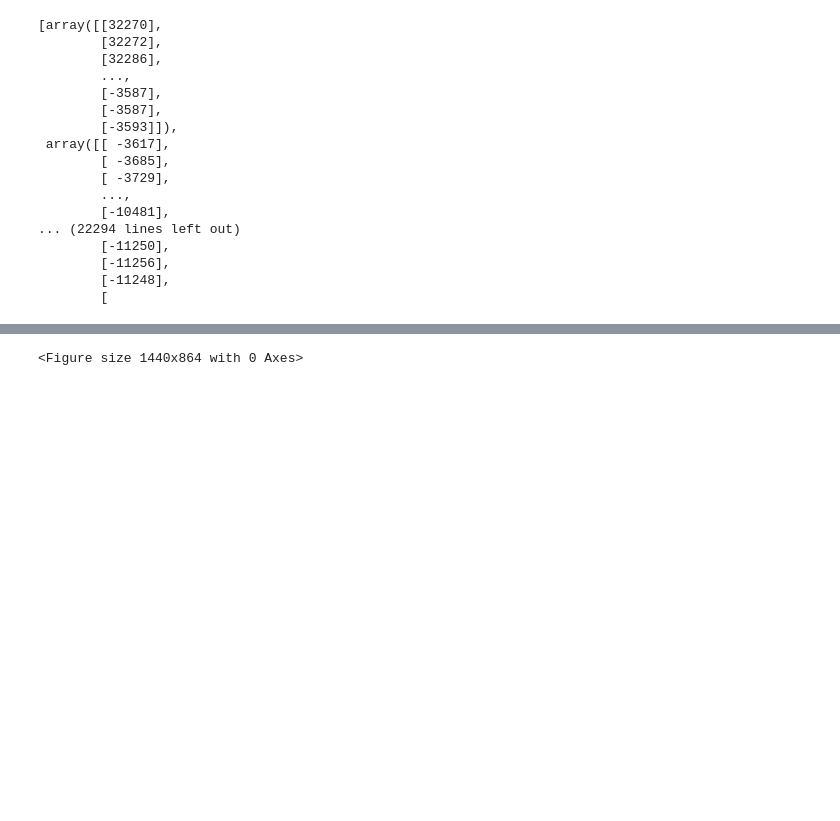
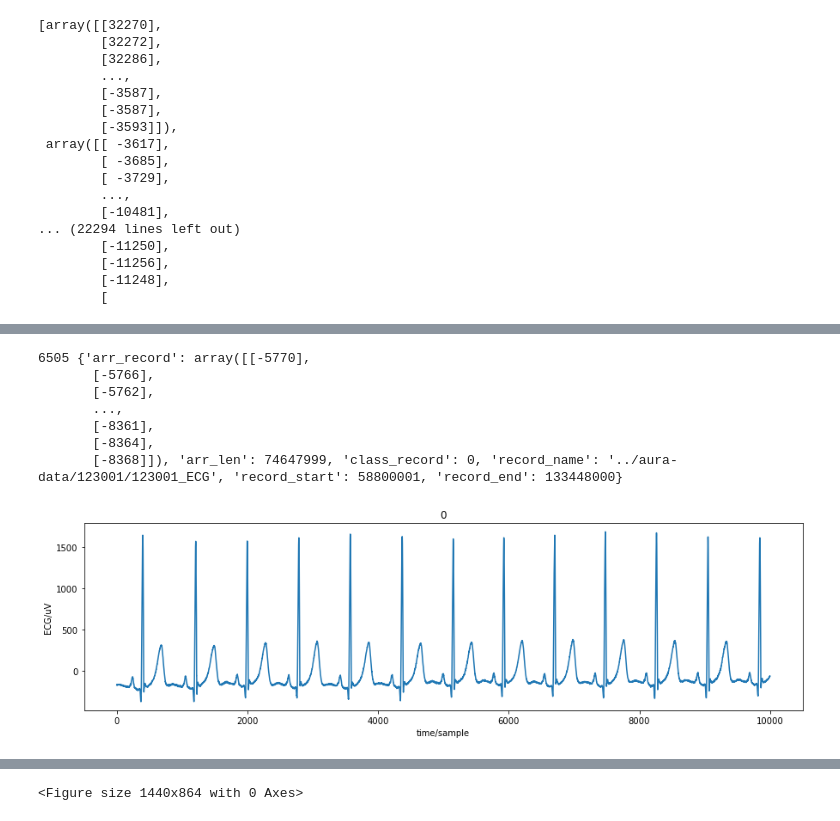
Before and after one commit to DJM25/aura-jedha, a Jupyter notebook: dmo-aura.ipynb, the cells around one changed output, grey strips where cells are left out. Saved outputs shown, nothing was run; the diff lists cells and outputs as text; code cells hidden in the pictures; blank space fills up the shorter version.

Commit message:
Add Graph for class 0

```diff
--- a/dmo-aura.ipynb
+++ b/dmo-aura.ipynb
@@ -140,3 +161,8 @@ listecg
+# %%
+leni = 0
+for i in listecg:
+    if len(i) == 74647999:
+        leni = len(i)
 # %%
 listclass
 # %% [output]
@@ -165,0 +186,26 @@ listecg[0].shape
+# %%
+listecg={}
+index=0
+dataann = pd.read_csv("../aura-data/100001/100001_ANN.csv", names=header_list)
+for rcd in record_list:
+    if re.search(r'ECG$', rcd):
+        record_name = f"../aura-data/{rcd}"
+        print(record_name)
+        record_csv = f"../aura-data/{rcd.replace('ECG','ANN')}.csv"
+        dataann = pd.read_csv(record_csv, names=header_list)
+        dataann_nan_class = dataann[dataann["class"].notnull() & dataann["start"].notnull() & dataann["end"].notnull() ]
+        for i in dataann_nan_class.index:
+            record = wfdb.rdrecord(record_name, sampfrom=int(dataann_nan_class.start[i]), sampto=int(dataann_nan_class.end[i]))
+            arr_record= record.adc()
+            arr_len= len(arr_record)
+            class_record= int(dataann_nan_class["class"][i])
+            listecg[index]={'arr_record':arr_record,
+                            'arr_len':arr_len,
+                            'class_record':class_record,
+                            'record_name':record_name,
+                            'record_start':int(dataann_nan_class.start[i]),
+                            'record_end':int(dataann_nan_class.end[i]),
+                           }
+            index+=1
+            #listecg.append(np.reshape(record.adc(),-1))
+            #listclass.append(int(dataann_nan_class["class"][i]))
@@ -166,3 +251,21 @@ listecg[0].shape
+# %%
+for key, value in listecg.items():
+    if value['arr_len'] == 74647999:
+        print(key,listecg[key])
+        #print(listecg[key]['record_name'])
+        record = wfdb.rdrecord(listecg[key]['record_name'],
+                               sampfrom=listecg[key]['record_start'],
+                               sampto=(10000+listecg[key]['record_start']))
+        wfdb.plot_wfdb(record=record, title=str(listecg[key]['class_record']),figsize=(15,4))#, ecg_grids='all')
+# %% [output]
+6505 {'arr_record': array([[-5770],
+       [-5766],
+       [-5762],
+       ...,
+       [-8361],
+       [-8364],
+       [-8368]]), 'arr_len': 74647999, 'class_record': 0, 'record_name': '../aura-data/123001/123001_ECG', 'record_start': 58800001, 'record_end': 133448000}
+[figure, added]
 # %%
 record = wfdb.rdrecord(record_name, sampfrom=20000, sampto=25000)
 # %%
```
Also changed, not shown: parts of 11 cells of this notebook.
